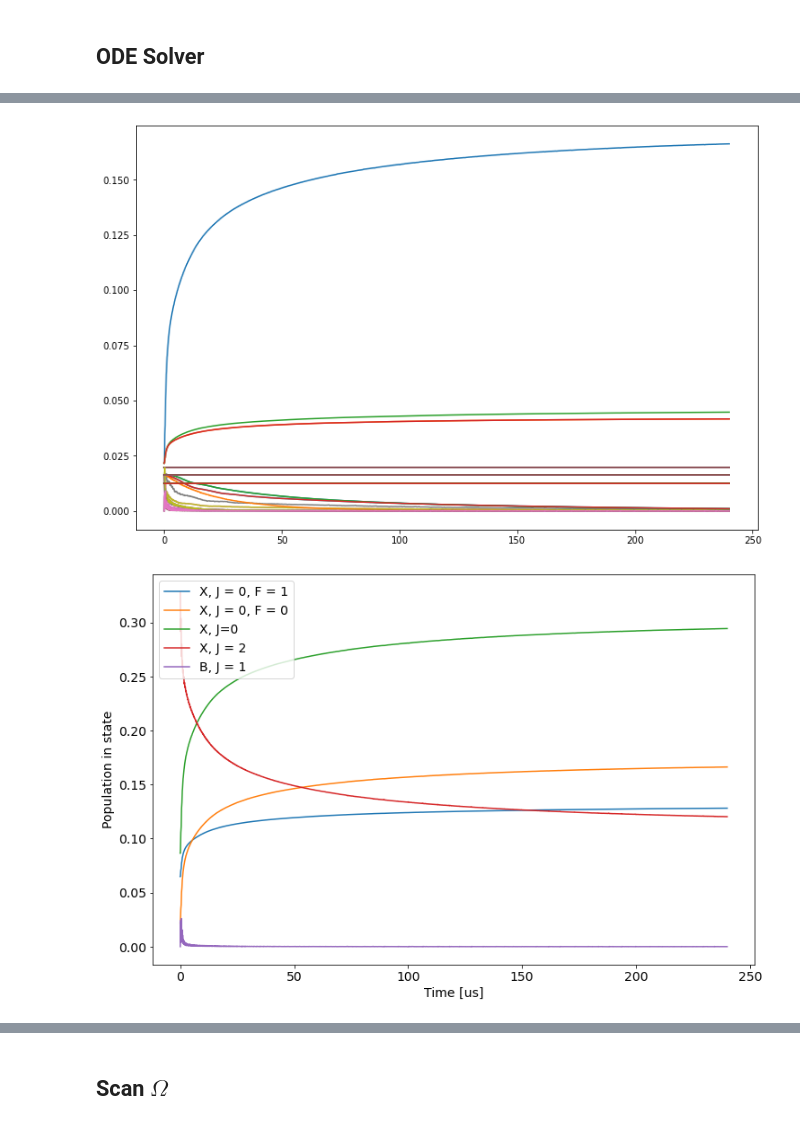
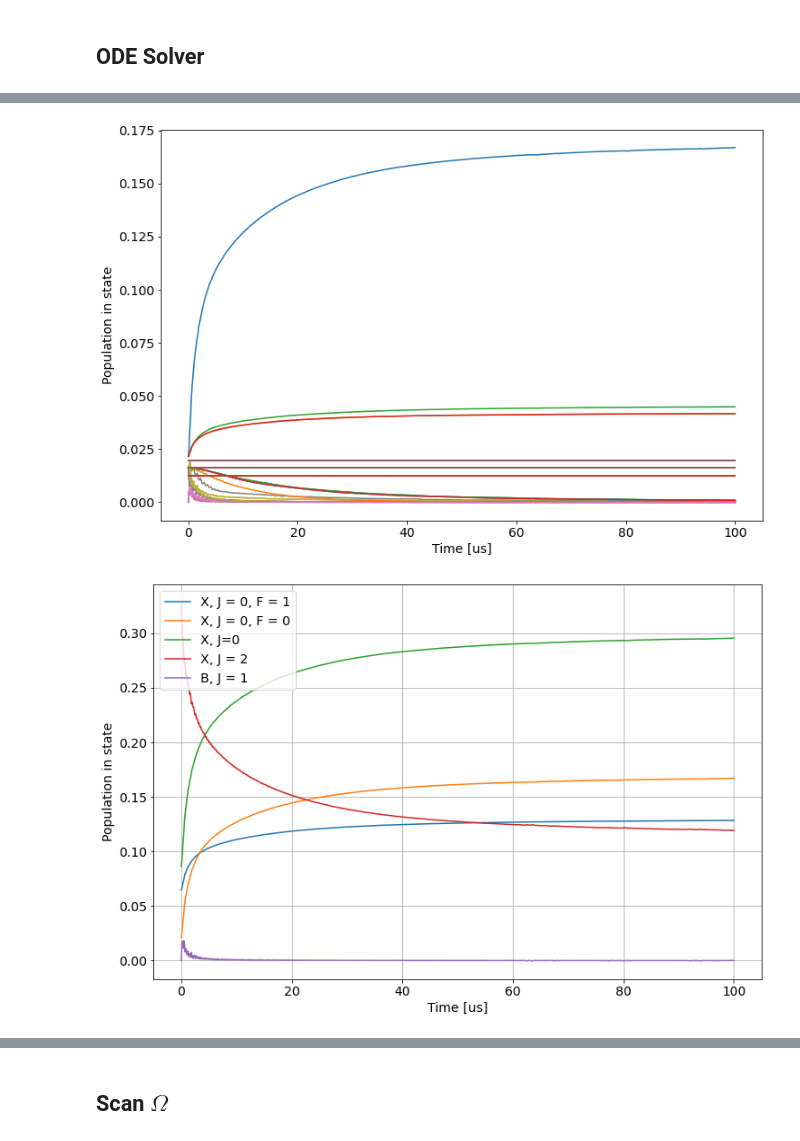
Before and after one commit to ograsdijk/CeNTREX-notebooks, a Jupyter notebook: optical bloch equations/Oskari Code Modified/Laser Only.ipynb, the cells around one changed output, grey strips where cells are left out. Drawn from its saved outputs; the diff is of its cells as text; code cells hidden in the pictures.

Commit message:
Added Rabi rate scan

```diff
--- a/optical bloch equations/Oskari Code Modified/Laser Only.ipynb
+++ b/optical bloch equations/Oskari Code Modified/Laser Only.ipynb
@@ -189,26 +187,20 @@ ME_main = ED_ME_mixed_state(excited_main, ground_main, pol_vec = np.array([0,0,1
 def square_wave(t, frequency, phase = 0):
     return 0.5*(1+signal.square(2*np.pi*frequency*t+phase))
 # %%
-#Calculate effective dipole moment for the optical transitions
+# Calculate effective dipole moment for the optical transitions
 Gamma = 1/100e-9 #Natural linewidth in 2*pi*Hz
 f = 3e8/271.7e-9 #Frequency in Hz
 D_eff = (np.sqrt(3*np.pi*8.85e-12*1.05e-34*3e8**3*Gamma/(2*np.pi*f)**3)
          /(1/3e8 * 1e-21)* 0.393430307 * 5.291772e-9/4.135667e-15)  #Hz/(V/cm)
 
-#Generate optical coupling matrix with set rabi rate
+# Generate optical coupling matrix with set rabi rate
 Omega = 2*np.pi*1000e3 #[2pi*Hz]
-Omega = 1*Gamma
+Omega = 0.63*Gamma
 
-#Calculate the electric field required to give the desired Rabi rate
-r_t = lambda t: np.array([0,0,0])
-laser_power = calculate_power_needed(Omega, ME_main, D_TlF = D_eff, fwhm = 1e-3)
-E_laser = lambda t: laser_field(r_t(t), power=laser_power, fwhm = 1e-3)
-
-#Define frequency for polarization switching
+# Define frequency for polarization switching
 omega_p = 1*Gamma
 wp = omega_p/(2*np.pi)
 H_oc_t = lambda t: (Omega/ME_main)*(H_laser_z*square_wave(t, wp, 0) + H_laser_x*square_wave(t, wp, np.pi))
-# H_oc_t = lambda t: (Omega/ME_main)*H_laser_z*np.cos(omega_p*t) + H_laser_x*np.sin(omega_p*t)
 
 H_oc = Omega*H_laser_z/ME_main
 # %%
@@ -347,9 +339,12 @@ from scipy.integrate import solve_ivp
 #Generate rho vector
 rho_vec = rho_ini.flatten()
 
-T = 240e-6
+T = 100e-6
 
 t_span = (0, T)
 
-sol = solve_ivp(Lindblad_rhs, t_span, rho_vec, dense_output=True, max_step = 1/wp/2, vectorized = True)
+step_size = min(1/(Gamma/(2*np.pi))/10, 1/omega_p/10)
+step_size = 5e-7
+
+sol = solve_ivp(Lindblad_rhs, t_span, rho_vec, dense_output=True, max_step = step_size, vectorized = True)
 # %% [output]
@@ -358,9 +353,12 @@ Wall time: 1min 35s
 pop_results = np.real(np.einsum('jji->ji',sol.y.reshape((rho_ini.shape[0], rho_ini.shape[1], sol.y.shape[1]))))
 # %%
 fig, ax = plt.subplots(figsize = (12,8))
-ax.plot(sol.t*1e6, pop_results.T);
+ax.plot(sol.t*1e6, pop_results.T)
+ax.set_xlabel("Time [us]", fontsize = 14)
+ax.set_ylabel("Population in state", fontsize = 14)
+ax.tick_params(axis='both', labelsize=14)
 # %% [output]
-[figure, old version]
+[figure, new version]
 # %%
 pop_results = np.real(np.einsum('jji->ji',sol.y.reshape((rho_ini.shape[0], rho_ini.shape[1], sol.y.shape[1]))))
 
@@ -386,8 +384,9 @@ ax.legend(fontsize = 14)
 ax.set_xlabel("Time [us]", fontsize = 14)
 ax.set_ylabel("Population in state", fontsize = 14)
 ax.tick_params(axis='both', labelsize=14)
+ax.grid(True)
 # %% [output]
-[figure, old version]
+[figure, new version]
 # %%
 fig, ax = plt.subplots(figsize = (12,8))
 ax.plot(t_array*1e6, P0_triplet, label = 'X, J = 0, F = 1')
```
Also changed, not shown: parts of 17 cells of this notebook.
